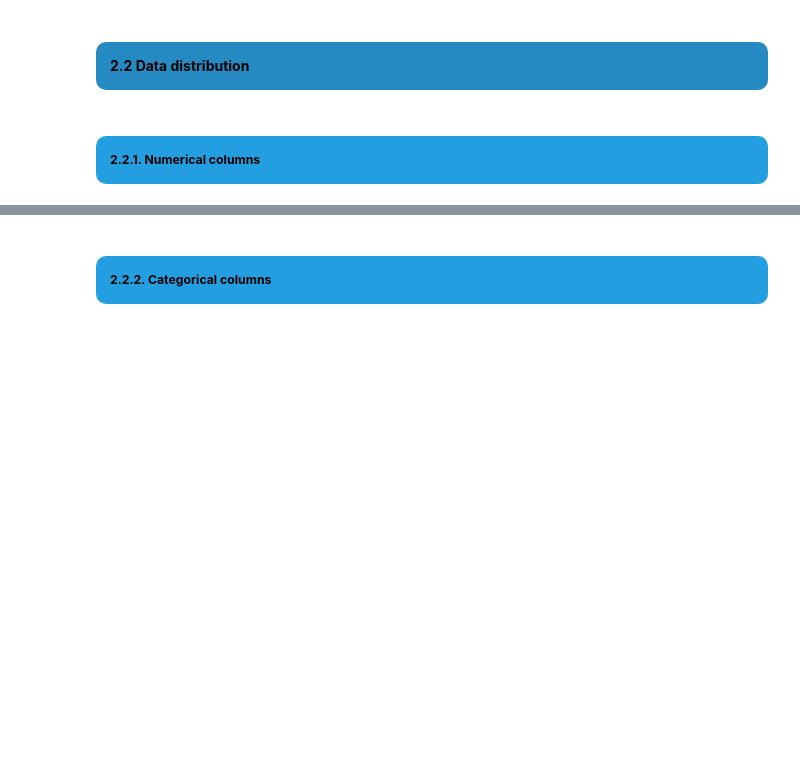
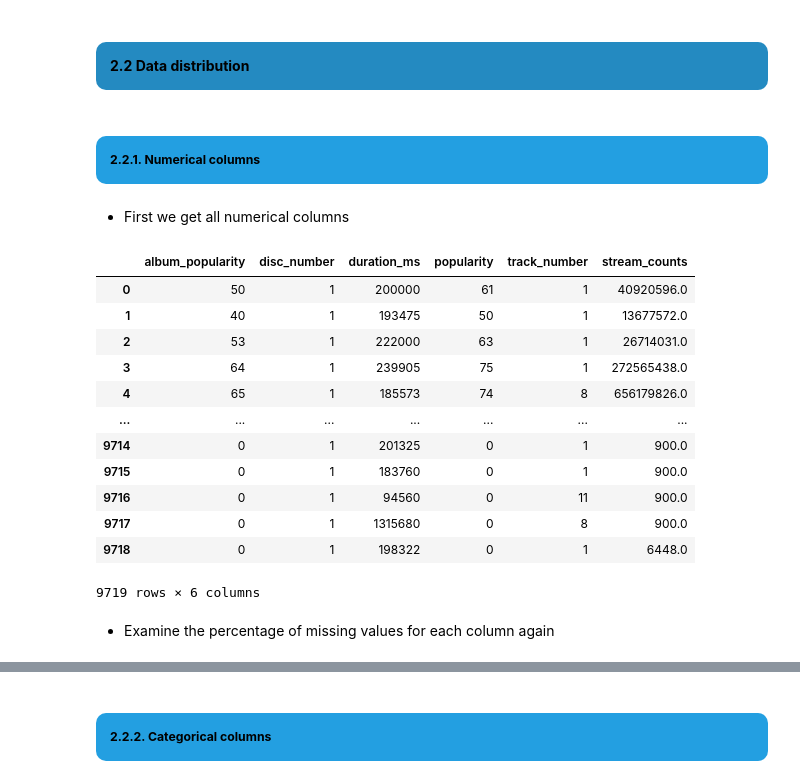
Before and after one commit to truongthuankiet1990gmailcom/Data-Visualization-HW1, a Jupyter notebook: notebook.ipynb, the cells around one changed output, grey strips where cells are left out. Drawn from its saved outputs; the diff is of its cells as text; code cells hidden in the pictures; blank space fills up the shorter version.

```diff
--- a/notebook.ipynb
+++ b/notebook.ipynb
@@ -1746,3 +1746,24 @@ dtype: int64
 
 <a class="anchor" id="2.2.1."></a>
 <h5 style="text-align: left; background-color:rgb(35, 159, 225); font-family:newtimeroman; color: black; padding: 14px; line-height: 1; border-radius:10px"><b>2.2.1. Numerical columns </b></h5>
+# %% [markdown]
+- First we get all numerical columns
+# %%
+numerical_cols = song_df.select_dtypes(include=np.number)
+numerical_cols
+# %% [output]
+|  | album_popularity | disc_number | duration_ms | popularity | track_number | stream_counts |
+| 0 | 50 | 1 | 200000 | 61 | 1 | 40920596.0 |
+| 1 | 40 | 1 | 193475 | 50 | 1 | 13677572.0 |
+| 2 | 53 | 1 | 222000 | 63 | 1 | 26714031.0 |
+| 3 | 64 | 1 | 239905 | 75 | 1 | 272565438.0 |
+| 4 | 65 | 1 | 185573 | 74 | 8 | 656179826.0 |
+| ... | ... | ... | ... | ... | ... | ... |
+| 9714 | 0 | 1 | 201325 | 0 | 1 | 900.0 |
+| 9715 | 0 | 1 | 183760 | 0 | 1 | 900.0 |
+| 9716 | 0 | 1 | 94560 | 0 | 11 | 900.0 |
+| 9717 | 0 | 1 | 1315680 | 0 | 8 | 900.0 |
+| 9718 | 0 | 1 | 198322 | 0 | 1 | 6448.0 |
+9719 rows × 6 columns
+# %% [markdown]
+- Examine the percentage of missing values for each column again
```
Also changed, not shown: parts of 8 cells of this notebook.
